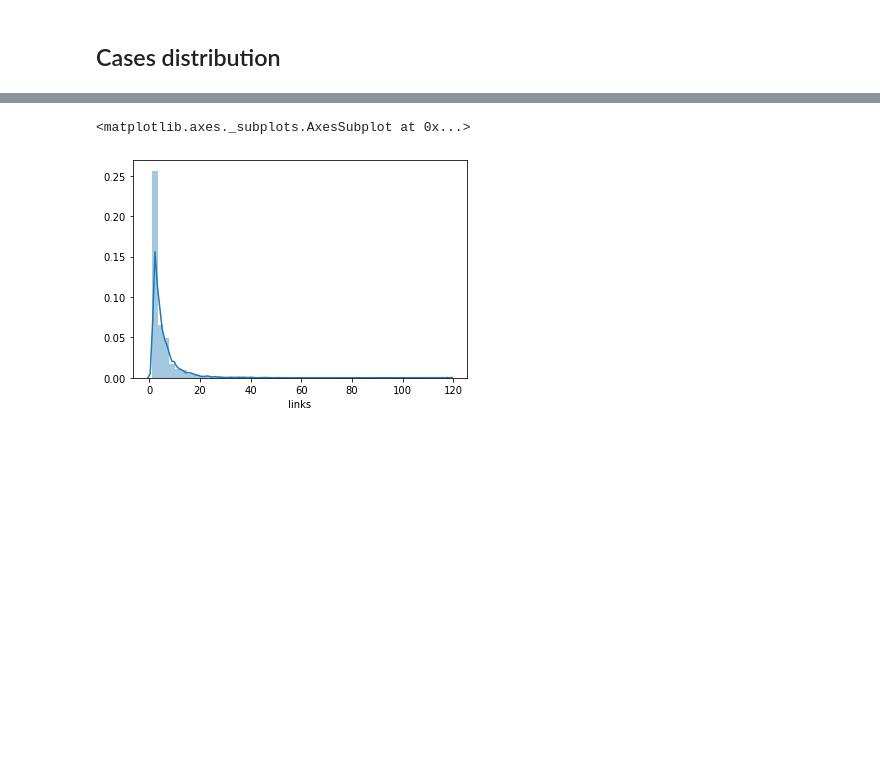
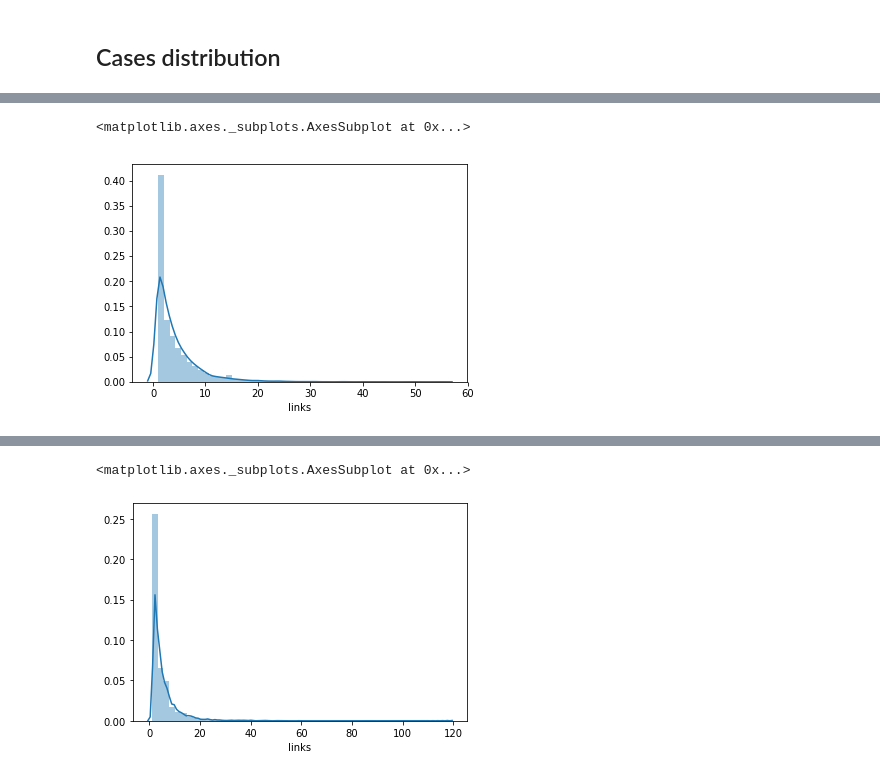
Before and after one commit to Shagunaawasthi/cjeu-court-decision-similarity, a Jupyter notebook: scripts/CasesDistributions.ipynb, the cells around one changed output, grey strips where cells are left out. Saved outputs shown, nothing was run; the diff lists cells and outputs as text; code cells hidden in the pictures; blank space fills up the shorter version.

```diff
--- a/scripts/CasesDistributions.ipynb
+++ b/scripts/CasesDistributions.ipynb
@@ -18,0 +31,5 @@ case_cites = cases_citations\
+# %%
+sns.distplot(case_cites['links'])
+# %% [output]
+<matplotlib.axes._subplots.AxesSubplot at 0x...>
+[figure, added]
```
Also changed, not shown: parts of 4 cells of this notebook, 1 other file.
